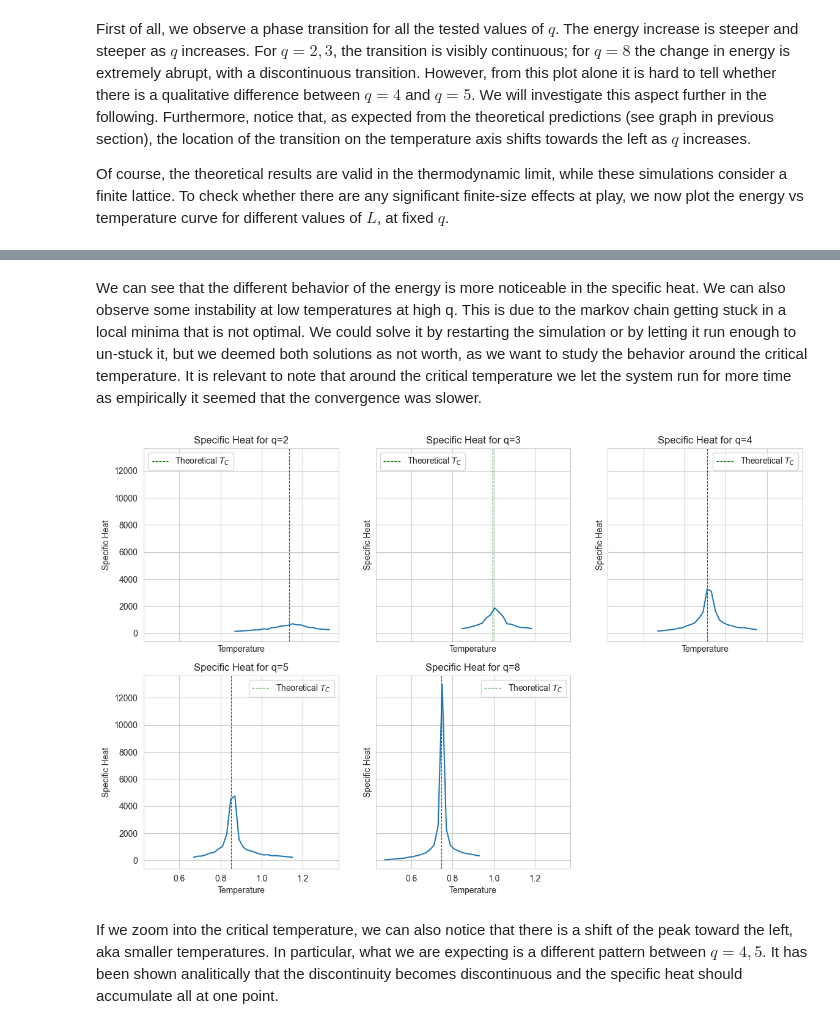
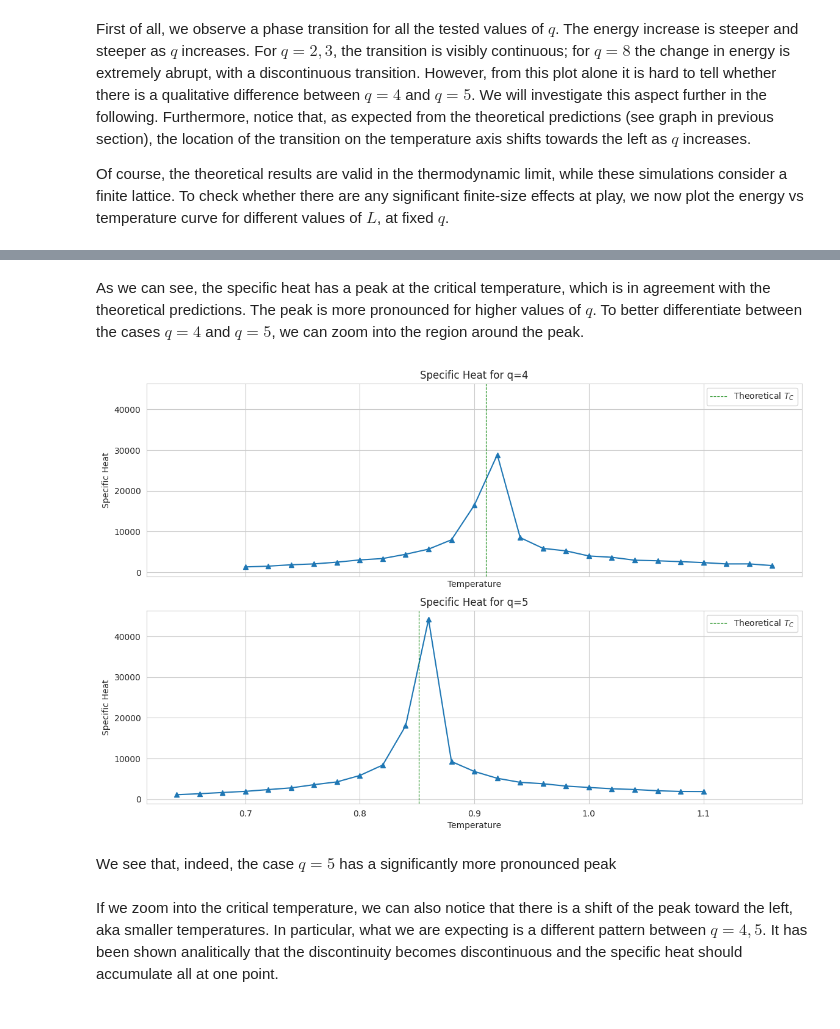
Before and after one commit to DarioFi/Potts-model-phase-transitions, a Jupyter notebook: report.ipynb, the cells around one changed output, grey strips where cells are left out. Drawn from its saved outputs; the diff is of its cells as text; code cells hidden in the pictures.

```diff
--- a/report.ipynb
+++ b/report.ipynb
@@ -876,0 +863,18 @@ plt.show()
+# %%
+L = 20
+fig, ax = plt.subplots(2, 1, figsize=(10, 10))
+
+for q in qs:
+    ax[0].plot(exps[q, L].temps, exps[q, L].avg_en, label=f"q={q}", marker="^", markersize=5, linewidth=1)
+
+    ax[1].plot(exps[q, L].spec_heat_temps, exps[q, L].spec_heat, label=f"q={q}", marker="", markersize=5, linewidth=1.8)
+
+ax[0].legend()
+ax[0].set_xlabel("Temperature")
+ax[0].set_ylabel("Energy")
+
+ax[1].legend()
+ax[1].set_xlabel("Temperature")
+ax[1].set_ylabel("Specific Heat")
+
+plt.show()
@@ -883,7 +889,7 @@ Of course, the theoretical results are valid in the thermodynamic limit, while t
 import numpy as np
 
 q_1 = [2, 8]
-fig, ax = plt.subplots(1, 2, figsize=(8, 4))
+fig, ax = plt.subplots(2, 1, figsize=(12, 12))
 fig.tight_layout(pad=3.0)
 for i, q in enumerate(q_1):
     for L in Ls:
@@ -896,5 +902,5 @@ for i, q in enumerate(q_1):
     ax[i].set_ylabel("Energy")
     ax[i].set_title(f"Energy for q={q}")
 
-plt.grid()
+# plt.grid()
 # %% [output]
@@ -902,7 +909,7 @@ plt.grid()
 # %%
 # do the same as the previous cell but with the specific heat
 q_1 = [2, 8]
-fig, ax = plt.subplots(1, 2, figsize=(12, 6))
+fig, ax = plt.subplots(2, 1, figsize=(12, 12))
 fig.tight_layout(pad=3.0)
 for i, q in enumerate(q_1):
     for L in Ls:
@@ -913,6 +920,4 @@ for i, q in enumerate(q_1):
     ax[i].set_ylabel("Specific heat")
     ax[i].set_title(f"Specific heat for q={q}")
     # ax[i].grid()
-
-plt.grid()
 # %% [output]
@@ -943,26 +953,28 @@ fig.delaxes(ax[1,2])
-# %% [markdown]
-We can see that the different behavior of the energy is more noticeable in the specific heat. We can also observe some instability at low temperatures at high q. This is due to the markov chain getting stuck in a local minima that is not optimal. We could solve it by restarting the simulation or by letting it run enough to un-stuck it, but we deemed both solutions as not worth, as we want to study the behavior around the critical temperature. It is relevant to note that around the critical temperature we let the system run for more time as empirically it seemed that the convergence was slower.
+# %% [markdown]
+As we can see, the specific heat has a peak at the critical temperature, which is in agreement with the theoretical predictions. The peak is more pronounced for higher values of $q$. To better differentiate between the cases $q=4$ and $q=5$, we can zoom into the region around the peak.
 # %%
 # now do the same for the specific heat but zoom into the 20 centered values of the list
-L = 20
-fig, ax = plt.subplots(2, 3, figsize=(12, 8), sharey=True, sharex=True)
+L = 50
+fig, ax = plt.subplots(2, 1, figsize=(12, 8), sharey=True, sharex=True)
 fig.tight_layout(pad=3.0)
-for i, q in enumerate(qs):
-    ax_current = ax[i // 3, i % 3]
-    ax_current.plot(exps[q, L].spec_heat_temps[5:-5], exps[q, L].spec_heat[5:-5])
+
+for i, q in enumerate([4,5]):
+    ax_current = ax[i]
+    ax_current.plot(exps[q, L].spec_heat_temps[5:-5], exps[q, L].spec_heat[5:-5], marker="^")
 
     ax_current.axvline(critical_Temperature(q), color="green", linestyle="--", label=r"Theoretical $T_C$", linewidth=.8)
 
     # ax[i // 2, i % 2].legend()
     ax_current.set_xlabel("Temperature")
     ax_current.set_ylabel("Specific Heat")
     ax_current.set_title(f"Specific Heat for q={q}")
     ax_current.legend()
 
-plt.grid()
-fig.delaxes(ax[1,2])
+# plt.grid()
 # %% [output]
-[figure, old version]
+[figure, new version]
+# %% [markdown]
+We see that, indeed, the case $q=5$ has a significantly more pronounced peak
 # %% [markdown]
 If we zoom into the critical temperature, we can also notice that there is a shift of the peak toward the left, aka smaller temperatures. In particular, what we are expecting is a different pattern between $q=4,5$. It has been shown analitically that the discontinuity becomes discontinuous and the specific heat should accumulate all at one point.
 # %%
```
Also changed, not shown: parts of 9 cells of this notebook, 2 other files.
